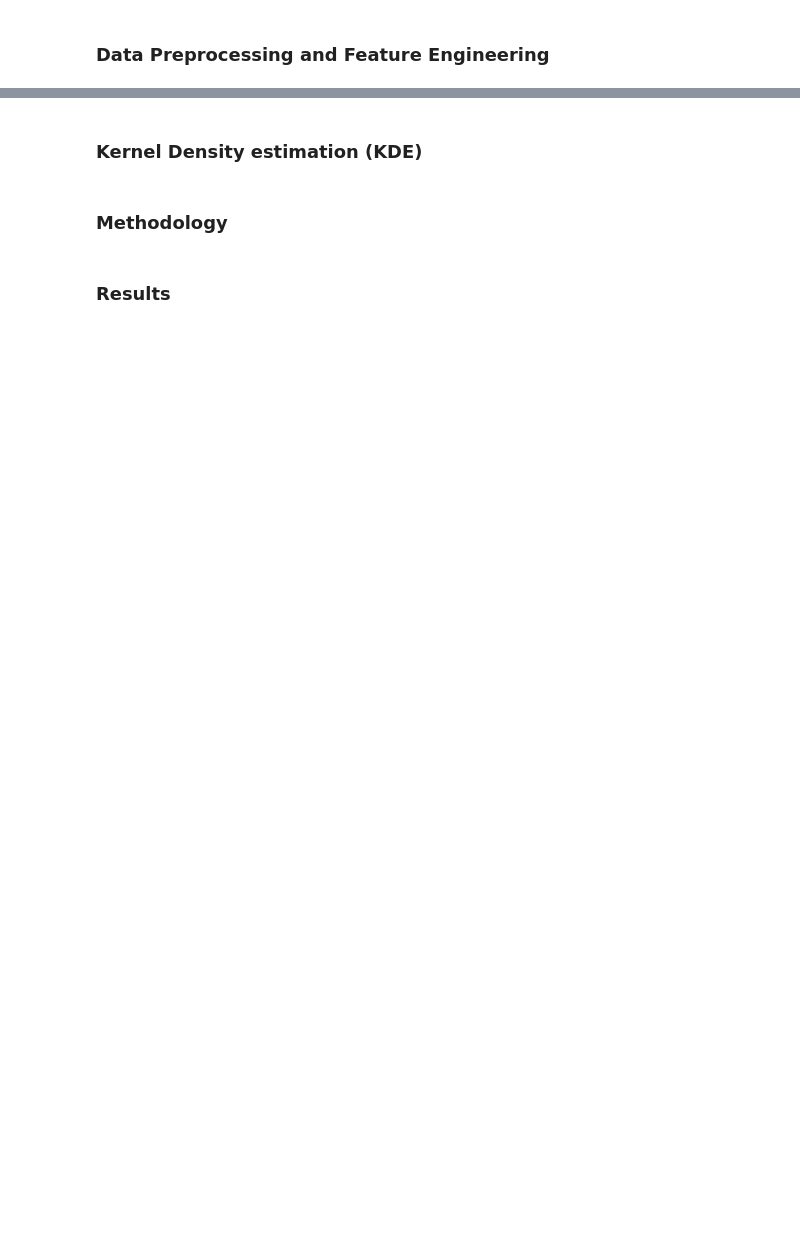
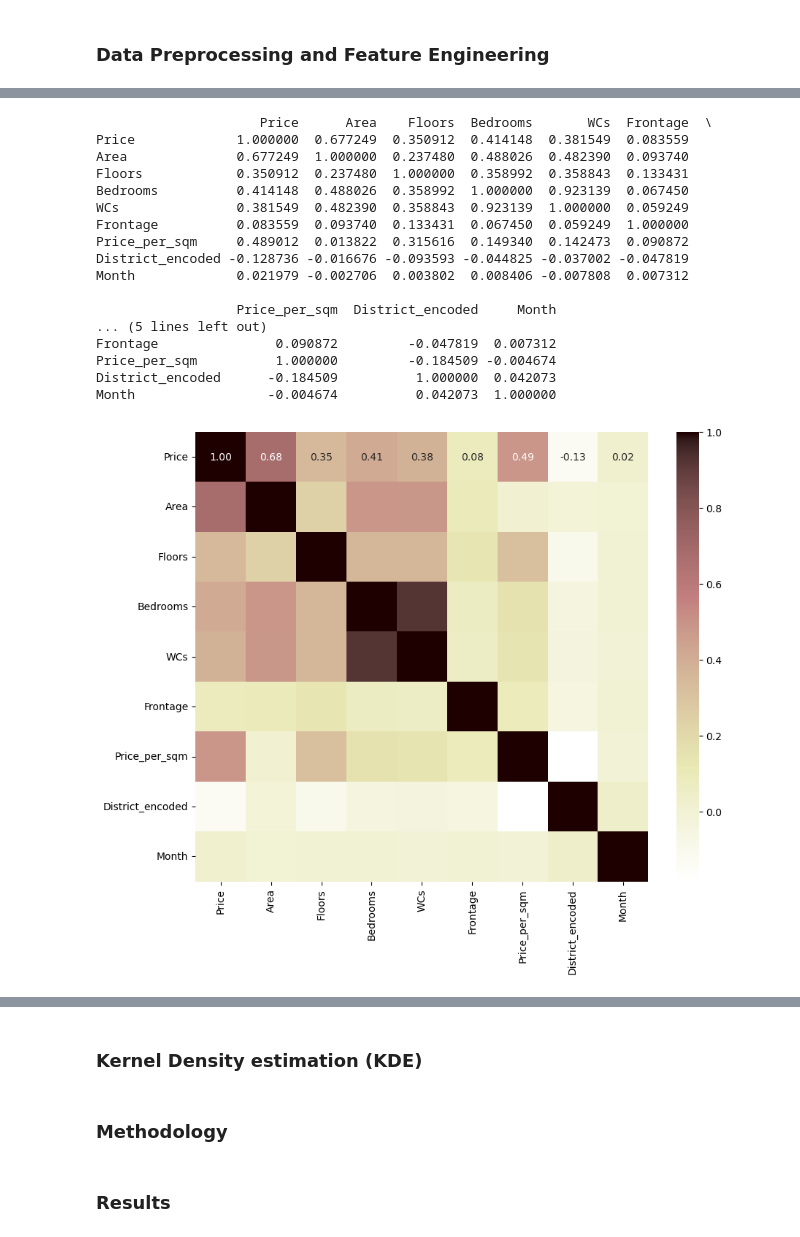
Before and after one commit to vtphatt2/House-Price-Prediction, a Jupyter notebook: SummaryFiles/submit_file.ipynb, the cells around one changed output, grey strips where cells are left out. Cells and saved outputs as stored; diff of their text form; code cells hidden in the pictures; blank space fills up the shorter version.

```diff
--- a/SummaryFiles/submit_file.ipynb
+++ b/SummaryFiles/submit_file.ipynb
@@ -18,0 +629,3 @@ Previous studies have employed various methods for house price prediction, rangi
+# %%
+# Loại bỏ các data có ngày đăng tin là 2022 và lưu lại vào file csv
+df = df[df['Postdate'].dt.year != 2022]
@@ -18,0 +942,30 @@ Previous studies have employed various methods for house price prediction, rangi
+# %%
+# Tính toán ma trận tương quan mà không bao gồm cột 'Price_per_sqm'
+corr_matrix = df[numeric_features].corr()
+
+# Hiển thị ma trận tương quan
+print(corr_matrix)
+
+# Vẽ Heatmap cho ma trận tương quan
+plt.figure(figsize = (10, 8))
+sns.heatmap(corr_matrix, annot = True, cmap = 'pink_r', fmt = '.2f', cbar = True)
+plt.show()
+# %% [output]
+                     Price      Area    Floors  Bedrooms       WCs  Frontage  \
+Price             1.000000  0.677249  0.350912  0.414148  0.381549  0.083559
+Area              0.677249  1.000000  0.237480  0.488026  0.482390  0.093740
+Floors            0.350912  0.237480  1.000000  0.358992  0.358843  0.133431
+Bedrooms          0.414148  0.488026  0.358992  1.000000  0.923139  0.067450
+WCs               0.381549  0.482390  0.358843  0.923139  1.000000  0.059249
+Frontage          0.083559  0.093740  0.133431  0.067450  0.059249  1.000000
+Price_per_sqm     0.489012  0.013822  0.315616  0.149340  0.142473  0.090872
+District_encoded -0.128736 -0.016676 -0.093593 -0.044825 -0.037002 -0.047819
+Month             0.021979 -0.002706  0.003802  0.008406 -0.007808  0.007312
+
+                  Price_per_sqm  District_encoded     Month
+... (5 lines left out)
+Frontage               0.090872         -0.047819  0.007312
+Price_per_sqm          1.000000         -0.184509 -0.004674
+District_encoded      -0.184509          1.000000  0.042073
+Month                 -0.004674          0.042073  1.000000
+[figure, added]
```
Also changed, not shown: parts of 99 cells of this notebook.
